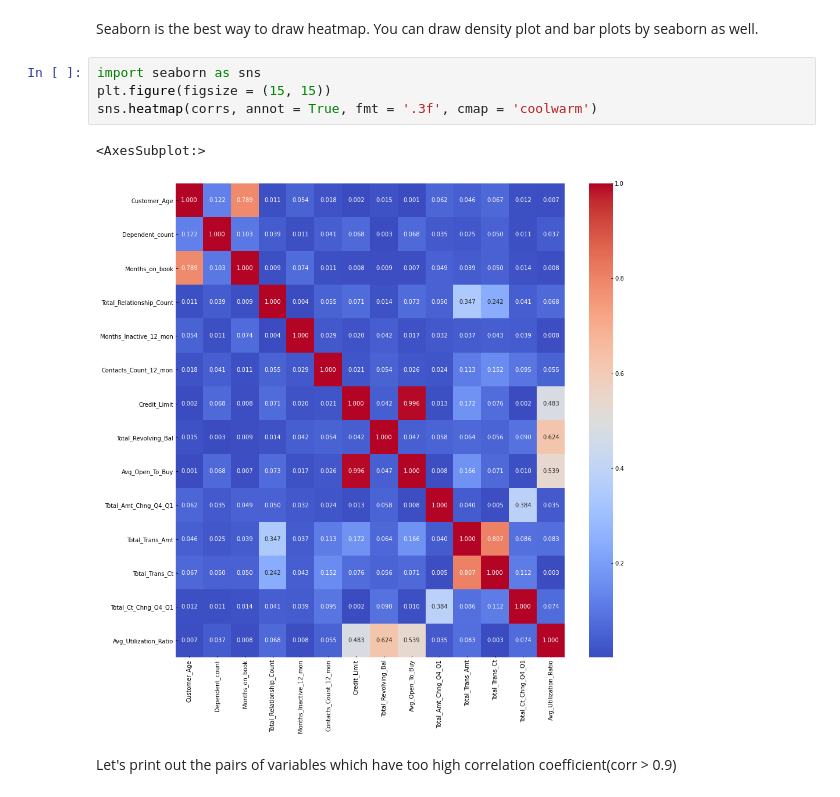
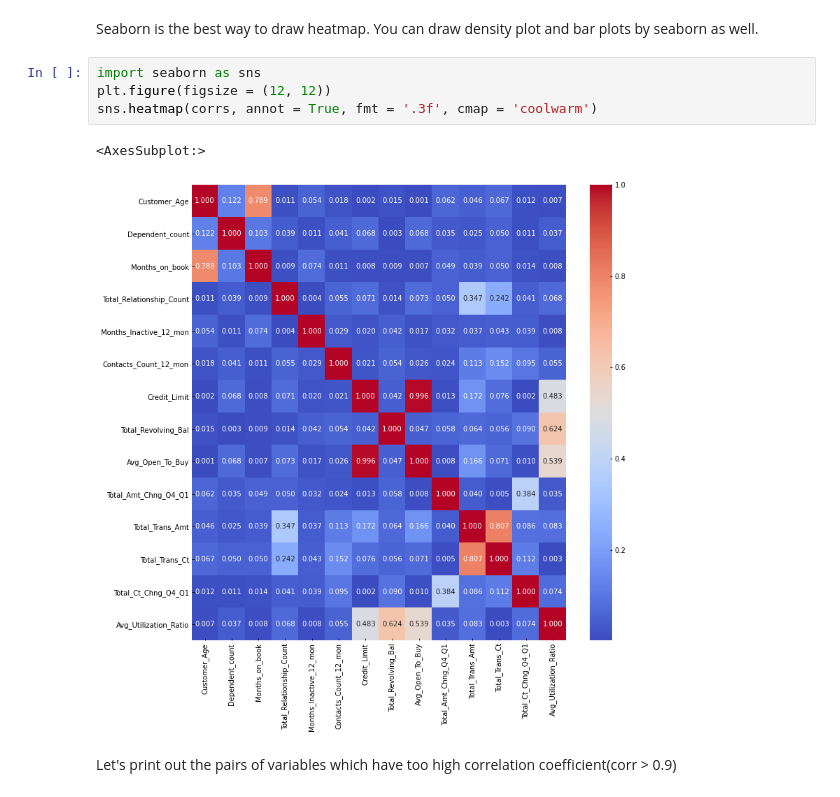
Before and after one commit to 610yilingliu/data-science-for-finance, a Jupyter notebook: credit_card_customers/analyze.ipynb, the cells around one changed output. Saved outputs shown, nothing was run; the diff lists cells and outputs as text.

```diff
--- a/credit_card_customers/analyze.ipynb
+++ b/credit_card_customers/analyze.ipynb
@@ -276,11 +276,11 @@ Seaborn is the best way to draw heatmap.
 You can draw density plot and bar plots by seaborn as well.
 # %%
 import seaborn as sns
-plt.figure(figsize = (15, 15))
+plt.figure(figsize = (12, 12))
 sns.heatmap(corrs, annot = True, fmt = '.3f', cmap = 'coolwarm')
 # %% [output]
 <AxesSubplot:>
-[figure, old version]
+[figure, new version]
 # %% [markdown]
 Let's print out the pairs of variables which have too high correlation coefficient(corr > 0.9)
 # %%
```
Also changed, not shown: parts of 21 cells of this notebook, 2 other files.
